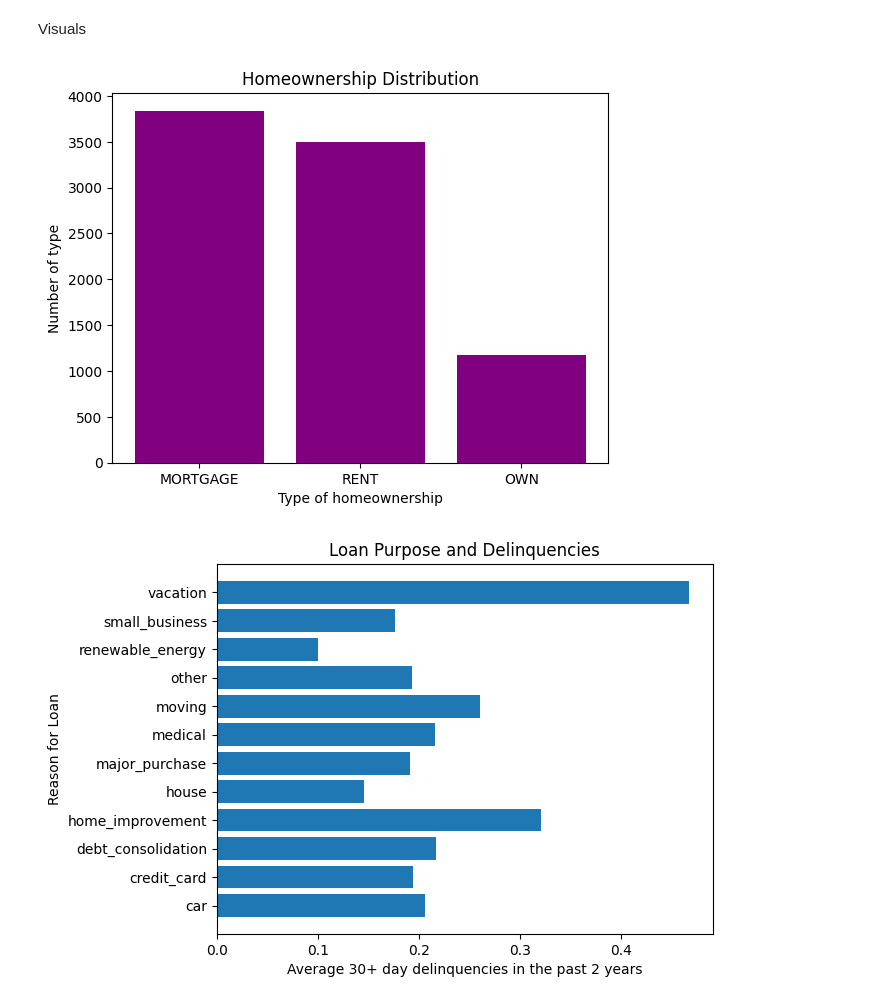
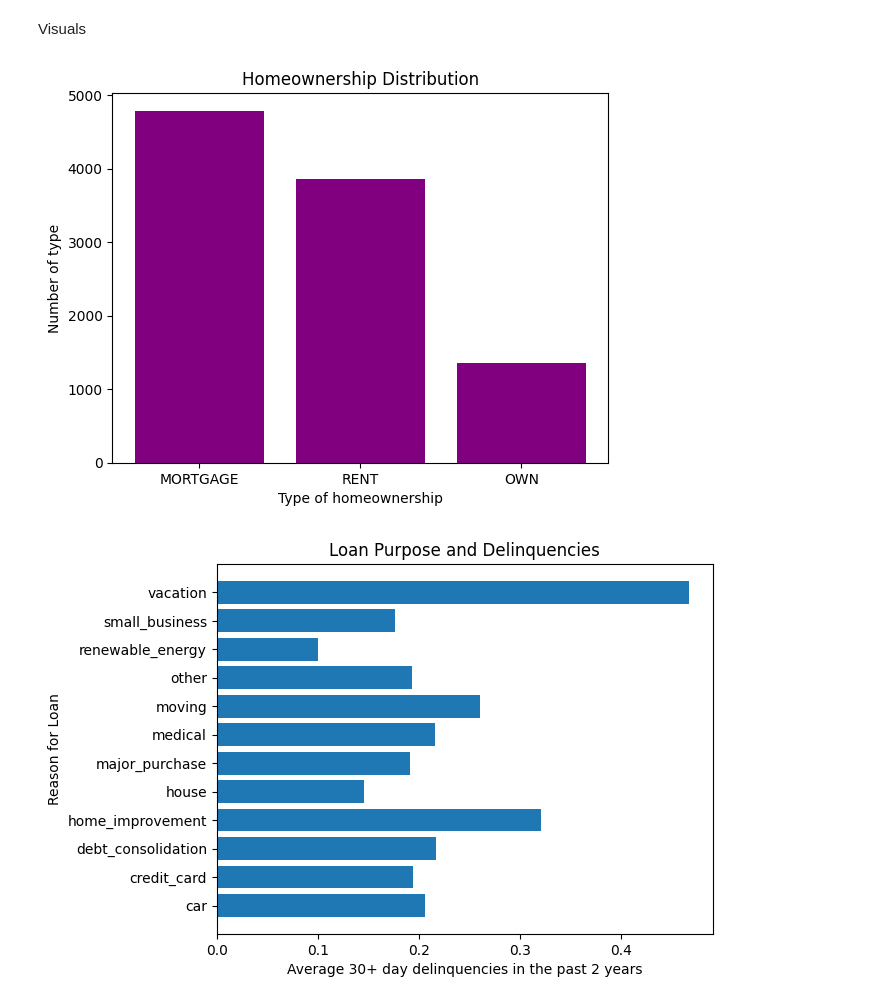
Before and after one commit to Royst97/DSRP_Roy, a Jupyter notebook: DSRP_2026_Royston.ipynb, the cells around one changed output. Saved outputs shown, nothing was run; the diff lists cells and outputs as text; code cells hidden in the pictures.

```diff
--- a/DSRP_2026_Royston.ipynb
+++ b/DSRP_2026_Royston.ipynb
@@ -56,21 +56,17 @@ Index(['emp_title', 'emp_length', 'state', 'homeownership', 'annual_income',
 # %% [markdown]
 Cleaning the Data:
 # %%
-loans_df = pd.read_csv("lendingclub_loans_export.csv")
-
 #Change NA values to null
-loans_df = loans_df.replace("NA", np.nan)
-
-#Droped join annual income columns (>85% null rate for both)
-loans_df.drop(columns = ["annual_income_joint", "verification_income_joint"], inplace = True)
+df = df.replace("NA", np.nan)
 
 #All loans were 2018, remove year from issue month
-loans_df["issue_month"] = pd.to_datetime(loans_df["issue_month"], format="%b-%Y").dt.strftime
+df["issue_month"] = pd.to_datetime(df["issue_month"], format="%b-%Y").dt.strftime
 
 #Grade information included in subgrade
-loans_df.drop(columns = ["grade"], inplace = True)
+df.drop(columns = ["grade"], inplace = True)
 
-loans_df.to_csv("lendingclub_loans_clean.csv")
+#Dropping columns with excessive null values and do not pertain to my research
+df = df.drop(columns=["annual_income_joint","verification_income_joint","debt_to_income_joint","months_since_last_delinq","months_since_90d_late"])
 # %%
 #Checking for duplicates
 print(df.duplicated().sum(), "\n")
@@ -109,17 +95,17 @@ Visuals
 # %%
 #I might want to do a question based on house ownership compared to something else so this visual is in preparation
 
-x = solo_income_df["homeownership"].value_counts().index
-y = solo_income_df["homeownership"].value_counts().values
+x = df["homeownership"].value_counts().index
+y = df["homeownership"].value_counts().values
 
 plt.bar(x, y, color="purple")
 plt.title("Homeownership Distribution")
 plt.xlabel("Type of homeownership")
 plt.ylabel("Number of type")
 
 plt.show()
 # %% [output]
-[figure, old version]
+[figure, new version]
 # %%
 avg_delinq = df.groupby("loan_purpose")["delinq_2y"].mean()
 
```
Also changed, not shown: parts of 3 cells of this notebook.
